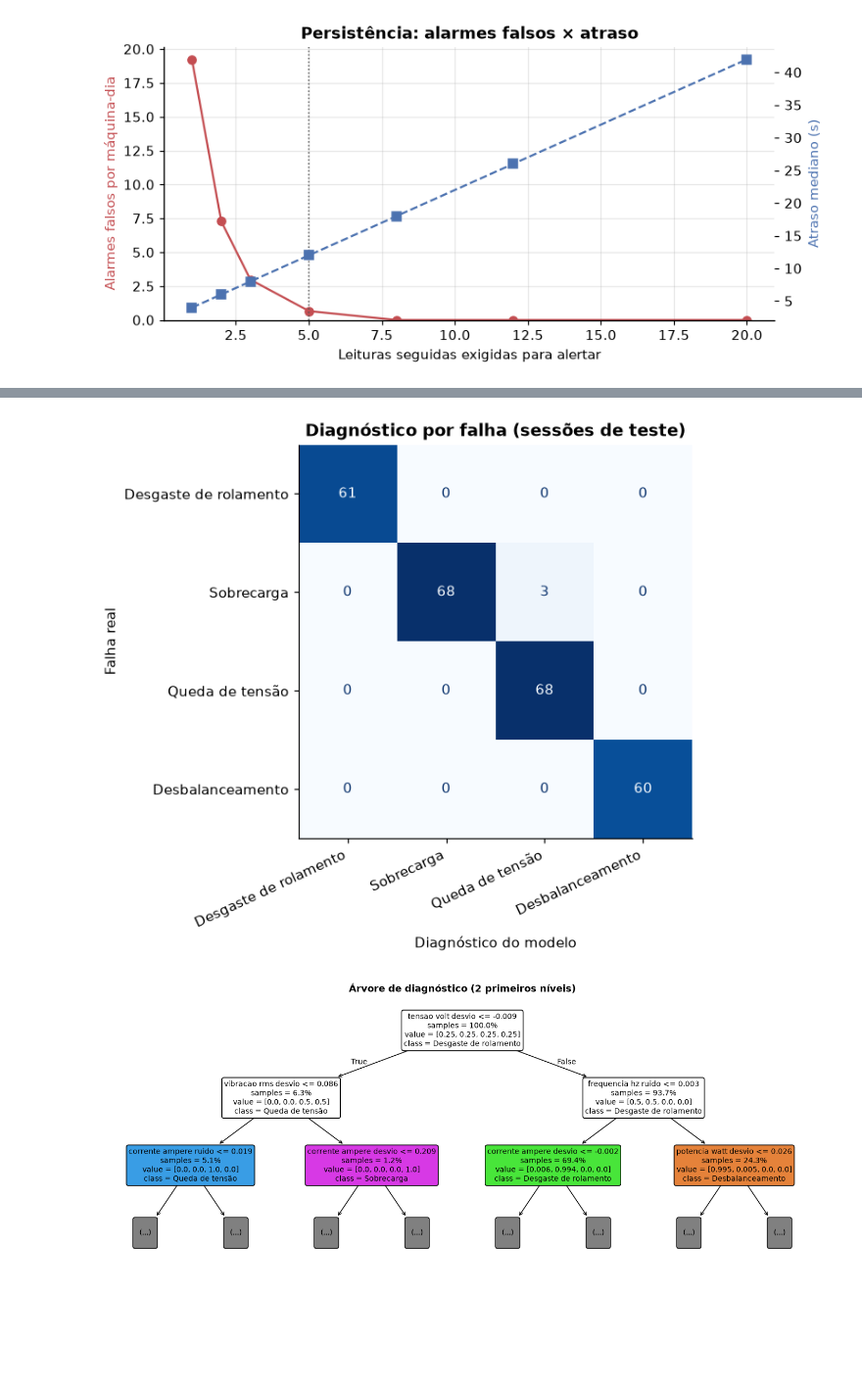
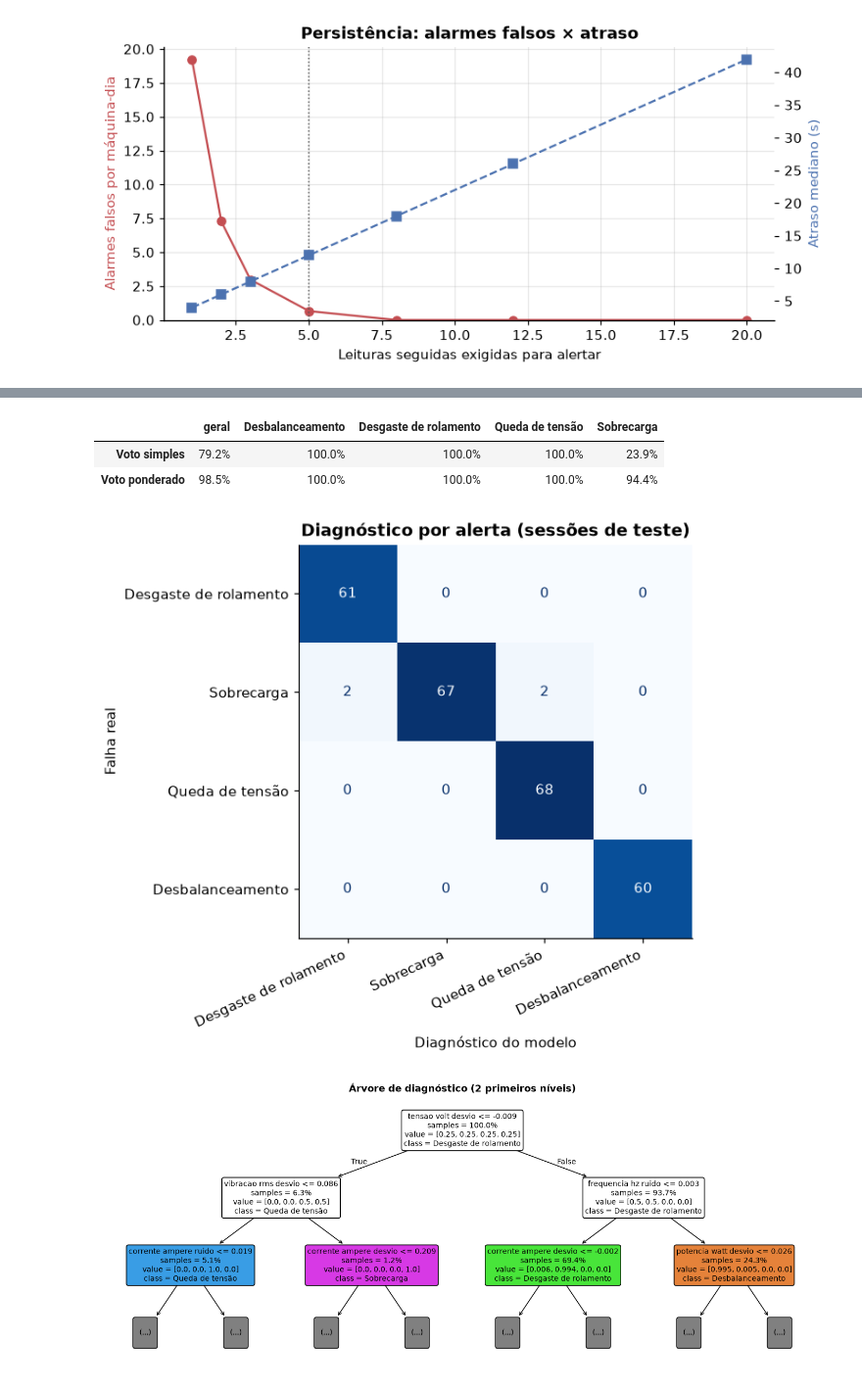
Before and after one commit to Pedro-Cavenaghi/Simple-IHM-Backend, a Jupyter notebook: ml/analise.ipynb, the cells around one changed output, grey strips where cells are left out. Shown at 98% size. Cells and saved outputs as stored; diff of their text form; code cells hidden in the pictures; blank space fills up the shorter version.

Commit message:
alerta api

```diff
--- a/ml/analise.ipynb
+++ b/ml/analise.ipynb
@@ -408,8 +408,11 @@ candidatos = {
     ),
     "Random Forest": floresta.predict(dados_teste[list(COLUNAS_DIAGNOSTICO)]),
 }
+pontuacoes_teste = modelo.pontuacao_anomalia(dados_teste)
 diagnosticos = {
-    nome: avaliar_diagnostico(dados_teste, alertas_teste, c)
+    nome: avaliar_diagnostico(
+        dados_teste, pontuacoes_teste, c, treinar.LEITURAS_CONFIRMACAO
+    )
     for nome, c in candidatos.items()
 }
 
@@ -437,22 +446,61 @@ No gráfico de importância (mais abaixo), a potência aparece com peso pequeno:
+# %%
+from collections import defaultdict
+
+
+class VotacaoSimples:
+    def __init__(self):
+        self.votos = defaultdict(int)
+
+    def votar(self, classe, pontuacao):
+        if pontuacao > 0:
+            self.votos[classe] += 1
+
+    def resultado(self):
+        if not self.votos:
+            return None, None
+        classe = max(self.votos, key=self.votos.get)
+        return classe, self.votos[classe] / sum(self.votos.values())
+
+
+comparacao_votos = {}
+for nome, regra in (("Voto simples", VotacaoSimples), ("Voto ponderado", None)):
+    extra = {"votacao": regra} if regra else {}
+    r, _ = avaliar_diagnostico(
+        dados_teste,
+        pontuacoes_teste,
+        candidatos["Árvore de decisão"],
+        treinar.LEITURAS_CONFIRMACAO,
+        **extra,
+    )
+    comparacao_votos[nome] = {
+        "geral": r["acuracia"],
+        **{NOMES[k]: v for k, v in r["acuracia_por_cenario"].items()},
+    }
+(pd.DataFrame(comparacao_votos).T * 100).round(1).astype(str) + "%"
+# %% [output]
+|  | geral | Desbalanceamento | Desgaste de rolamento | Queda de tensão | Sobrecarga |
+| Voto simples | 79.2% | 100.0% | 100.0% | 100.0% | 23.9% |
+| Voto ponderado | 98.5% | 100.0% | 100.0% | 100.0% | 94.4% |
 # %%
 _, resultado = diagnosticos["Árvore de decisão"]
+resultado = resultado[resultado["real"] != "normal"]
 fig, eixo = plt.subplots(figsize=(6.2, 5))
 ConfusionMatrixDisplay.from_predictions(
     resultado["real"].map(NOMES),
     resultado["previsto"].map(NOMES),
     labels=[NOMES[f] for f in FALHAS],
     cmap="Blues",
     ax=eixo,
     colorbar=False,
 )
 eixo.set_xlabel("Diagnóstico do modelo")
 eixo.set_ylabel("Falha real")
 eixo.grid(False)
 plt.setp(eixo.get_xticklabels(), rotation=25, ha="right")
-eixo.set_title("Diagnóstico por falha (sessões de teste)", fontweight="bold")
+eixo.set_title("Diagnóstico por alerta (sessões de teste)", fontweight="bold")
 salvar(fig, "05_matriz_confusao")
 # %% [output]
-[figure, old version]
+[figure, new version]
 # %%
 fig, eixo = plt.subplots(figsize=(16, 6))
 plot_tree(
```
Also changed, not shown: parts of 5 cells of this notebook, 26 other files.
